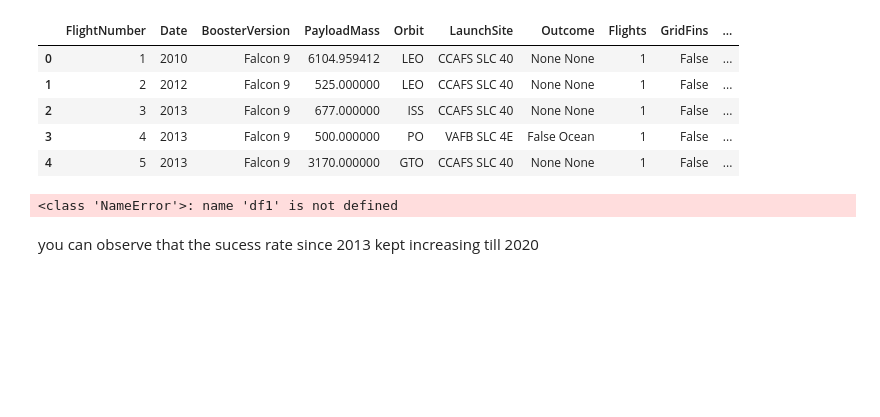
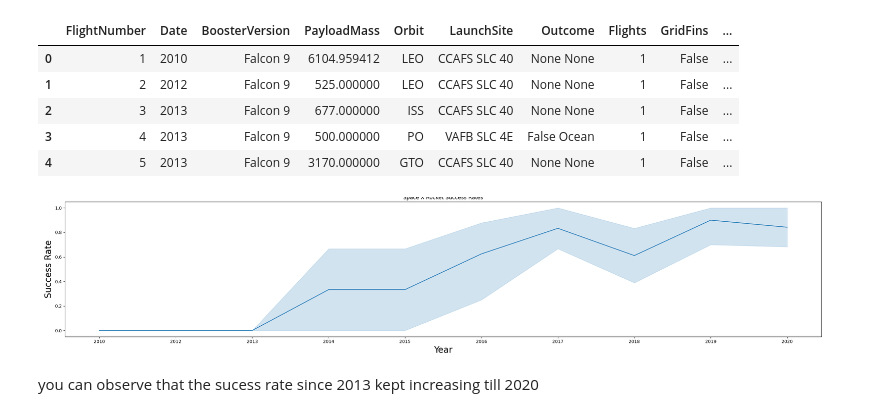
Before and after one commit to angusfan98/IBM_Capstone, a Jupyter notebook: jupyter-labs-eda-dataviz.ipynb.jupyterlite.ipynb, the cells around one changed output. Drawn from its saved outputs; the diff is of its cells as text; code cells hidden in the pictures; blank space fills up the shorter version.

```diff
--- a/jupyter-labs-eda-dataviz.ipynb.jupyterlite.ipynb
+++ b/jupyter-labs-eda-dataviz.ipynb.jupyterlite.ipynb
@@ -184,13 +184,13 @@ df.head()
 | 4 | 5 | 2013 | Falcon 9 | 3170.000000 | GTO | CCAFS SLC 40 | None None | 1 | False | ... |
 # %%
 # Plot a line chart with x axis to be the extracted year and y axis to be the success rate
-sns.lineplot(data=df1, x="Date", y="Class")
+sns.lineplot(data=df, x="Date", y="Class")
 plt.xlabel("Year",fontsize=20)
 plt.title('Space X Rocket Success Rates')
 plt.ylabel("Success Rate",fontsize=20)
 plt.show()
 # %% [output]
-<class 'NameError'>: name 'df1' is not defined
+[figure, added]
 # %% [markdown]
 you can observe that the sucess rate since 2013 kept increasing till 2020
 # %%
```
Also changed, not shown: parts of 3 cells of this notebook.
